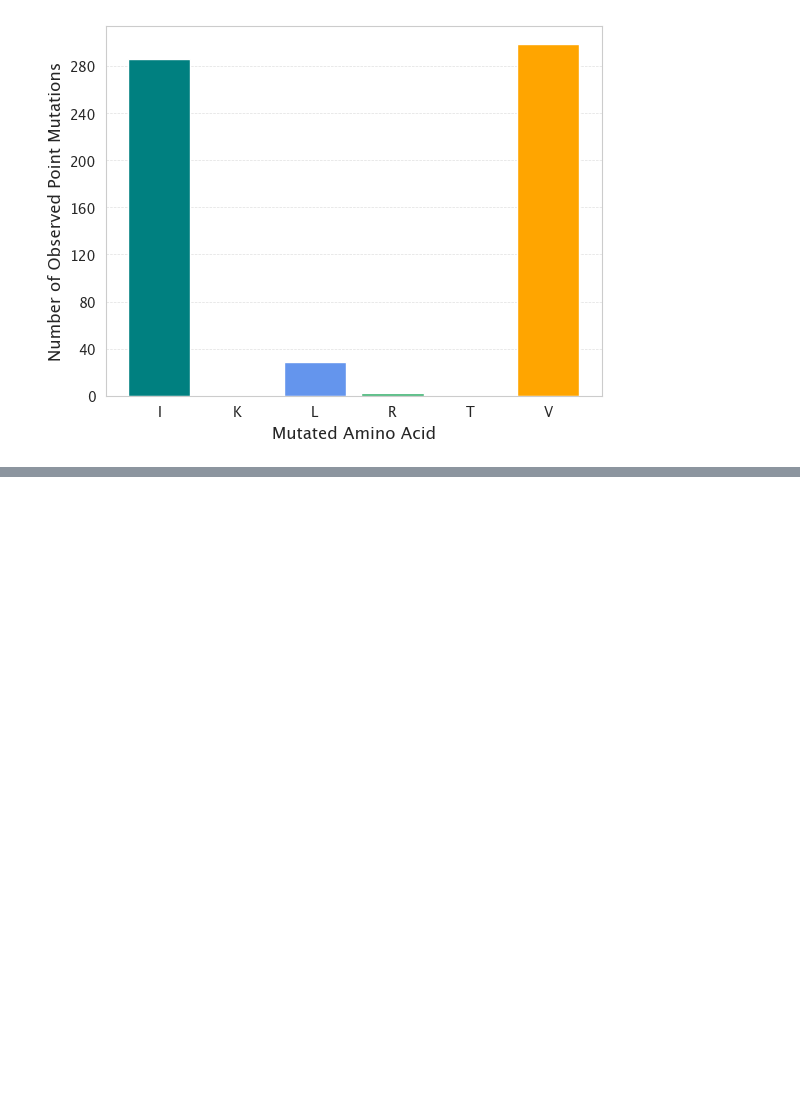
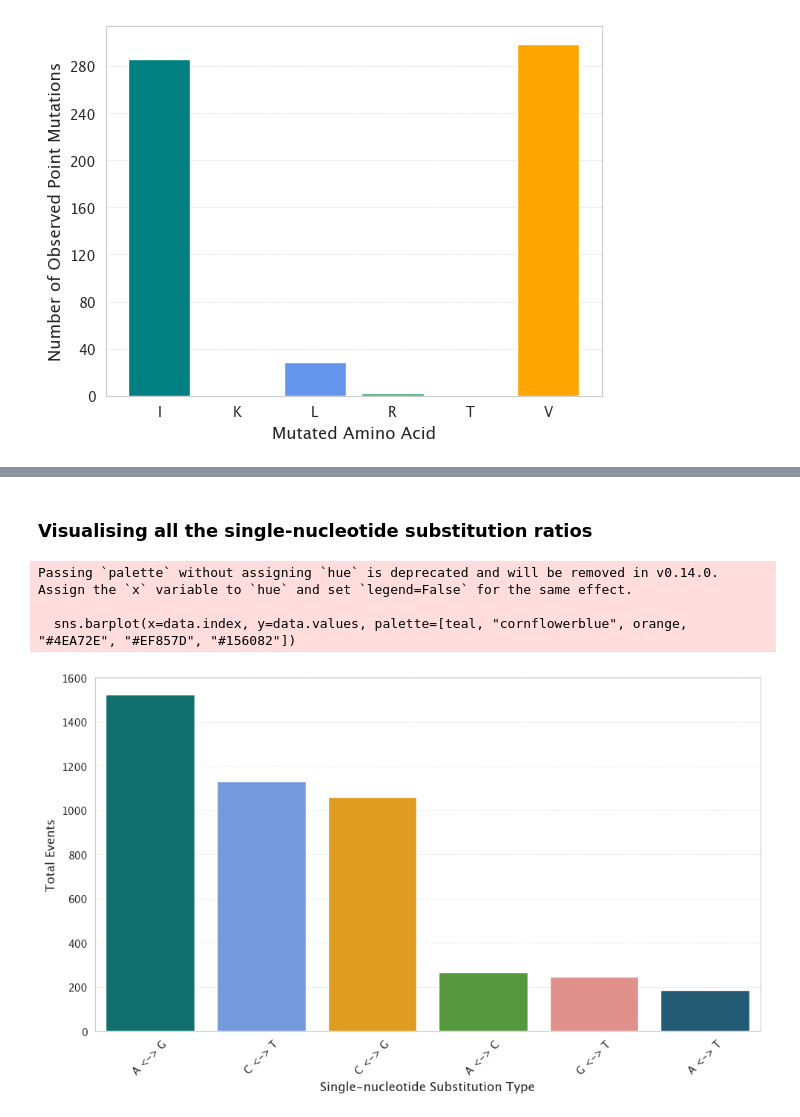
Before and after one commit to jaskovab/mutation-bias-thesis, a Jupyter notebook: code/baka-genetic-code.ipynb, the cells around one changed output, grey strips where cells are left out. Drawn from its saved outputs; the diff is of its cells as text; code cells hidden in the pictures; blank space fills up the shorter version.

```diff
--- a/code/baka-genetic-code.ipynb
+++ b/code/baka-genetic-code.ipynb
@@ -399,0 +384,17 @@ to_hex("cornflowerblue")
+# %% [markdown]
+### Visualising all the single-nucleotide substitution ratios
+# %%
+def symmetrical_substitution(ref, alt):
+    pair = sorted([ref, alt])  # Sort alphabetically
+    return f"{pair[0]} <-> {pair[1]}"  # Use ↔ symbol
+original_df['Symmetric_Substitution'] = original_df.apply(lambda row: symmetrical_substitution(row['Ref.base'], row['Alt.base']), axis=1)
+
+# Sum Events for each symmetrical substitution
+subs_counts = original_df.groupby('Symmetric_Substitution')['Events'].sum().sort_values(ascending=False)
+
+gr.substitution_bias(subs_counts)
+# %% [output]
+Passing `palette` without assigning `hue` is deprecated and will be removed in v0.14.0. Assign the `x` variable to `hue` and set `legend=False` for the same effect.
+
+  sns.barplot(x=data.index, y=data.values, palette=[teal, "cornflowerblue", orange, "#4EA72E", "#EF857D", "#156082"])
+[figure, added]
```
Also changed, not shown: parts of 16 cells of this notebook.
